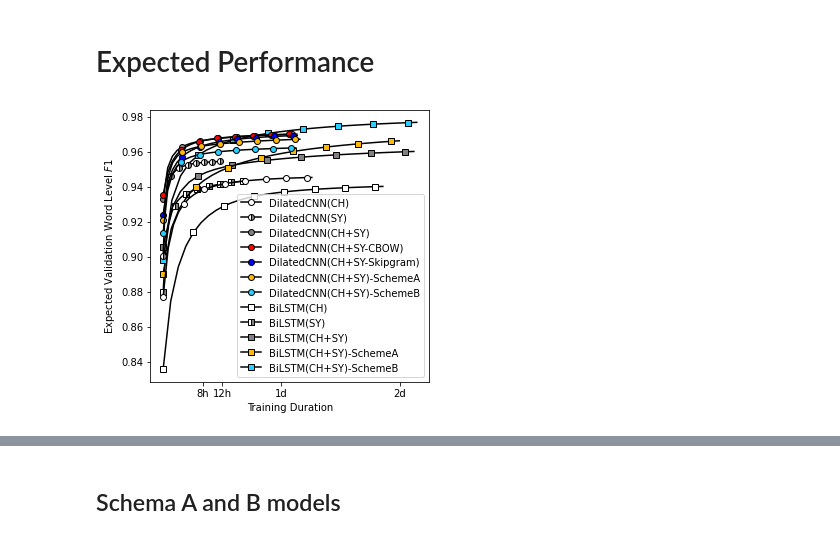
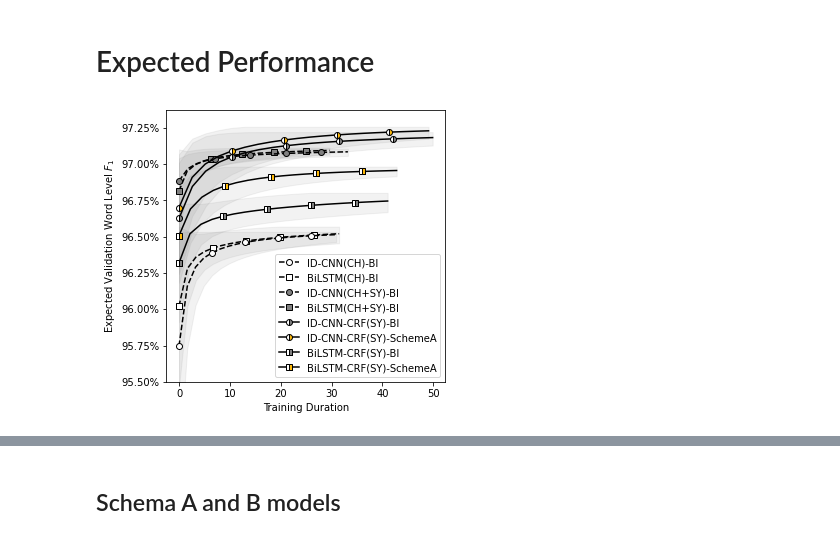
Before and after one commit to p16i/Syllable-based-Neural-Thai-Word-Segmentation, a Jupyter notebook: notebooks/viz-plot-hyperopt-results.ipynb, the cells around one changed output, grey strips where cells are left out. Saved outputs shown, nothing was run; the diff lists cells and outputs as text; code cells hidden in the pictures.

```diff
--- a/notebooks/viz-plot-hyperopt-results.ipynb
+++ b/notebooks/viz-plot-hyperopt-results.ipynb
@@ -36,0 +10,4 @@ data = {
+# %%
+with open("../hyperopt-results.yml", "r") as fh:
+    rows = yaml.safe_load(fh)
+    data = dict(zip(map(lambda x: x["name"], rows), rows))
@@ -269,58 +373,86 @@ def plot_expected_perf(families, xticks):
     plt.figure(figsize=(5, 5))
 #     plt.axvline(8, ls="--", zorder=0, color="black", lw=1)
 #     plt.axvline(26, ls="--", zorder=0, color="black", lw=1)
     for k in families:
-        df = pd.read_csv(data[k])
-        exp_perf = expected_max_performance.samplemax(df["best-val:word_level:f1"])
+        df = pd.read_csv(data[k]["path"])
+        exp_perf = expected_max_performance.samplemax(df["best-val:word_level:f1"] * 100)
         mean = np.array(exp_perf["mean"])
         std = np.array(exp_perf["var"])
         _min, _max = exp_perf["min"], exp_perf["max"]
         avg_time = (df["training_took"] / (60*60)).mean()
         x = np.arange(0, df.shape[0]) * avg_time
         plt.plot(
             x,
-            exp_perf["mean"],
+            exp_perf["mean"] ,
             marker=marker(k),
+            ls="-" if "CRF" in k else "--",
             label=k,
             markevery=4,
             markerfacecolor=markercolor(k),
             color="black",
             zorder=1 if "CNN" in k else 0,
             fillstyle="right" if "(SY)" in k else "full",
             markerfacecoloralt="white"
         )
 
-#         plt.fill_between(
-#             x,
-#             np.where(mean - std > _min, mean - std, _min),
-#             np.where(mean + std < _max, mean + std, _max),
-#             color="gray",
-#             alpha=0.2,
-#             zorder=0,
-#         )
-#     plt.ylim(0.8)
-    plt.ylabel("Expected Validation Word Level ${F1}$")
+        plt.fill_between(
+            x,
+            np.where(mean - std > _min, mean - std, _min),
+            np.where(mean + std < _max, mean + std, _max),
+            color="gray",
+            alpha=0.1,
+            zorder=0,
+        )
+    plt.ylim(95.5)
+    plt.ylabel("Expected Validation Word Level ${F_1}$")
     plt.xlabel("Training Duration")
+    plt.gca().yaxis.set_major_formatter(PercentFormatter(decimals=2))
+
     if len(xticks) > 0:
 
         plt.xticks(*xticks)
 #     plt.legend(loc='center left', bbox_to_anchor=(1, 0.5))
     plt.legend()
 
+# plot_expected_perf([
+#     "DilatedCNN(CH)",
+#     "DilatedCNN(SY)",
+#     "DilatedCNN(CH+SY)",
+# #     "DilatedCNN(CH+SY-CBOW)",
+# #     "DilatedCNN(CH+SY-Skipgram)",
+#     "DilatedCNN(CH+SY)-SchemeA",
+#     "DilatedCNN(CH+SY)-SchemeB",
+#     "BiLSTM(CH)",
+#     "BiLSTM(SY)",
+#     "BiLSTM(CH+SY)",
+#     "BiLSTM(CH+SY)-SchemeA",
+#     "BiLSTM(CH+SY)-SchemeB",
+# ], xticks=([8, 12, 24, 48], ["8h", "12h", "1d", "2d"]))
+
 plot_expected_perf([
-    "DilatedCNN(CH)",
-    "DilatedCNN(SY)",
-    "DilatedCNN(CH+SY)",
-#     "DilatedCNN(CH+SY-CBOW)",
-#     "DilatedCNN(CH+SY-Skipgram)",
-    "DilatedCNN(CH+SY)-SchemeA",
-    "DilatedCNN(CH+SY)-SchemeB",
-    "BiLSTM(CH)",
-    "BiLSTM(SY)",
-    "BiLSTM(CH+SY)",
-    "BiLSTM(CH+SY)-SchemeA",
-    "BiLSTM(CH+SY)-SchemeB",
-], xticks=([8, 12, 24, 48], ["8h", "12h", "1d", "2d"]))
-plt.savefig("./figures/expected_val_perf.png", dpi=300)
+
+    "ID-CNN(CH)-BI",
+    "BiLSTM(CH)-BI",
+#     "ID-CNN(SY)-SchemeA",
+#     "ID-CNN(SY)-SchemeB",
+
+    "ID-CNN(CH+SY)-BI",
+    "BiLSTM(CH+SY)-BI",
+    "ID-CNN-CRF(SY)-BI",
+    "ID-CNN-CRF(SY)-SchemeA",
+#     "ID-CNN-CRF(SY)-SchemeB",
+
+#     "BiLSTM(SY)-BI",
+#     "BiLSTM(SY)-SchemeA",
+#     "BiLSTM(SY)-SchemeB",
+
+    "BiLSTM-CRF(SY)-BI",
+    "BiLSTM-CRF(SY)-SchemeA",
+#     "BiLSTM-CRF(SY)-SchemeB",
+], xticks=())
+
+
+
+# plt.savefig("./figures/expected_val_perf.png", dpi=300)
 # %% [output]
-[figure, old version]
+[figure, new version]
```
Also changed, not shown: parts of 13 cells of this notebook, 4 other files.
